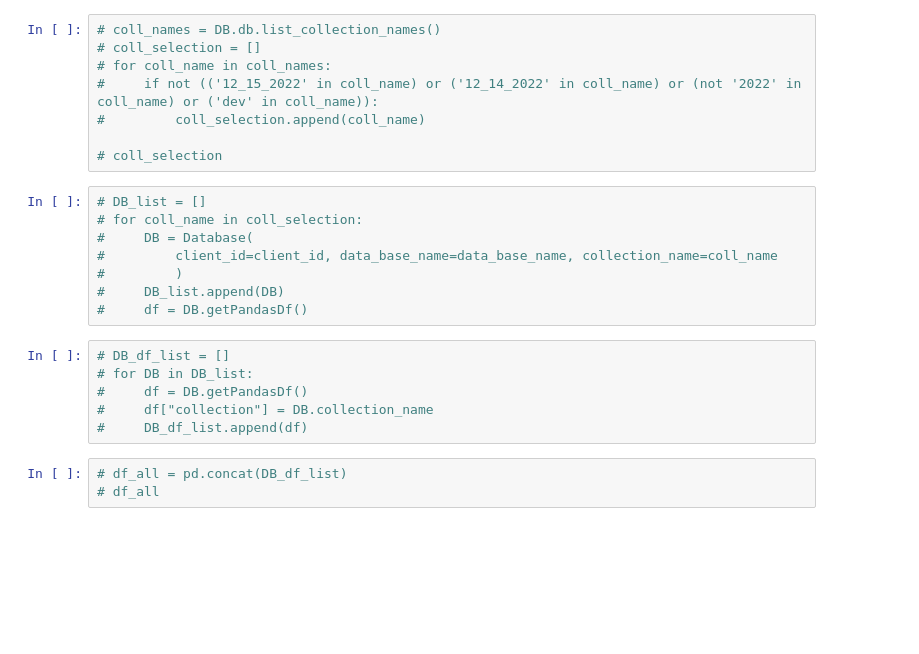
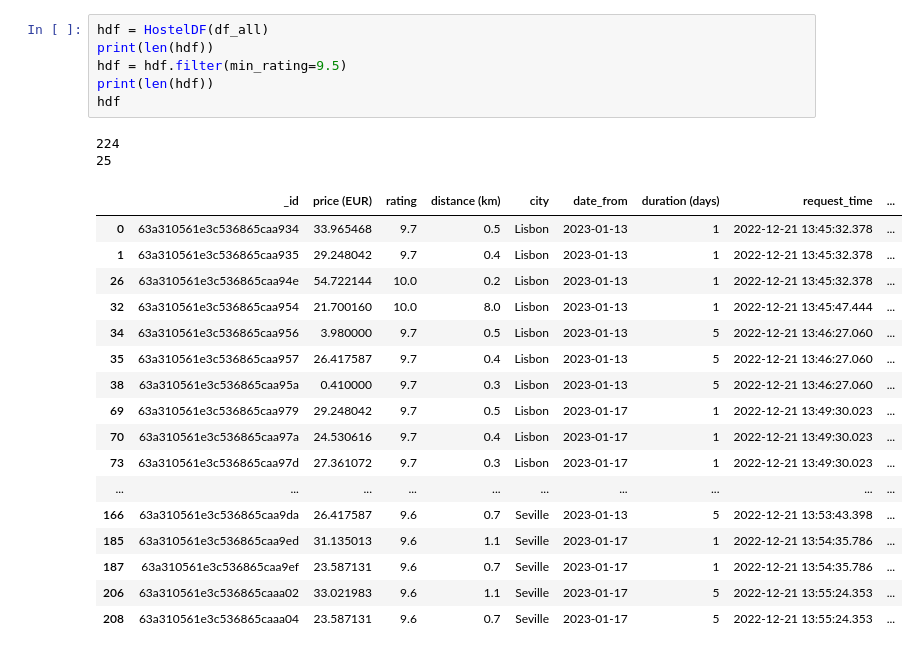
Before and after one commit to s3flsago/hostelprices, a Jupyter notebook: notebooks/analyze_remote_data.ipynb, the cells around one changed output. Cells and saved outputs as stored; diff of their text form; blank space fills up the shorter version.

```diff
--- a/notebooks/analyze_remote_data.ipynb
+++ b/notebooks/analyze_remote_data.ipynb
@@ -48,28 +51,29 @@ df_all
-# %%
-# coll_names = DB.db.list_collection_names()
-# coll_selection = []
-# for coll_name in coll_names:
-#     if not (('12_15_2022' in coll_name) or ('12_14_2022' in coll_name) or (not '2022' in coll_name) or ('dev' in coll_name)):
-#         coll_selection.append(coll_name)
-
-# coll_selection
-# %%
-# DB_list = []
-# for coll_name in coll_selection:
-#     DB = Database(
-#         client_id=client_id, data_base_name=data_base_name, collection_name=coll_name
-#         )
-#     DB_list.append(DB)
-#     df = DB.getPandasDf()
-# %%
-# DB_df_list = []
-# for DB in DB_list:
-#     df = DB.getPandasDf()
-#     df["collection"] = DB.collection_name
-#     DB_df_list.append(df)
-# %%
-# df_all = pd.concat(DB_df_list)
-# df_all
+# %%
+hdf = HostelDF(df_all)
+print(len(hdf))
+hdf = hdf.filter(min_rating=9.5)
+print(len(hdf))
+hdf
+# %% [output]
+224
+25
+|  | _id | price (EUR) | rating | distance (km) | city | date_from | duration (days) | request_time | ... |
+| 0 | 63a310561e3c536865caa934 | 33.965468 | 9.7 | 0.5 | Lisbon | 2023-01-13 | 1 | 2022-12-21 13:45:32.378 | ... |
+| 1 | 63a310561e3c536865caa935 | 29.248042 | 9.7 | 0.4 | Lisbon | 2023-01-13 | 1 | 2022-12-21 13:45:32.378 | ... |
+| 26 | 63a310561e3c536865caa94e | 54.722144 | 10.0 | 0.2 | Lisbon | 2023-01-13 | 1 | 2022-12-21 13:45:32.378 | ... |
+| 32 | 63a310561e3c536865caa954 | 21.700160 | 10.0 | 8.0 | Lisbon | 2023-01-13 | 1 | 2022-12-21 13:45:47.444 | ... |
+| 34 | 63a310561e3c536865caa956 | 3.980000 | 9.7 | 0.5 | Lisbon | 2023-01-13 | 5 | 2022-12-21 13:46:27.060 | ... |
+| 35 | 63a310561e3c536865caa957 | 26.417587 | 9.7 | 0.4 | Lisbon | 2023-01-13 | 5 | 2022-12-21 13:46:27.060 | ... |
+| 38 | 63a310561e3c536865caa95a | 0.410000 | 9.7 | 0.3 | Lisbon | 2023-01-13 | 5 | 2022-12-21 13:46:27.060 | ... |
+| 69 | 63a310561e3c536865caa979 | 29.248042 | 9.7 | 0.5 | Lisbon | 2023-01-17 | 1 | 2022-12-21 13:49:30.023 | ... |
+| 70 | 63a310561e3c536865caa97a | 24.530616 | 9.7 | 0.4 | Lisbon | 2023-01-17 | 1 | 2022-12-21 13:49:30.023 | ... |
+| 73 | 63a310561e3c536865caa97d | 27.361072 | 9.7 | 0.3 | Lisbon | 2023-01-17 | 1 | 2022-12-21 13:49:30.023 | ... |
+| ... | ... | ... | ... | ... | ... | ... | ... | ... | ... |
+| 166 | 63a310561e3c536865caa9da | 26.417587 | 9.6 | 0.7 | Seville | 2023-01-13 | 5 | 2022-12-21 13:53:43.398 | ... |
+| 185 | 63a310561e3c536865caa9ed | 31.135013 | 9.6 | 1.1 | Seville | 2023-01-17 | 1 | 2022-12-21 13:54:35.786 | ... |
+| 187 | 63a310561e3c536865caa9ef | 23.587131 | 9.6 | 0.7 | Seville | 2023-01-17 | 1 | 2022-12-21 13:54:35.786 | ... |
+| 206 | 63a310561e3c536865caaa02 | 33.021983 | 9.6 | 1.1 | Seville | 2023-01-17 | 5 | 2022-12-21 13:55:24.353 | ... |
+| 208 | 63a310561e3c536865caaa04 | 23.587131 | 9.6 | 0.7 | Seville | 2023-01-17 | 5 | 2022-12-21 13:55:24.353 | ... |
 # %%
 print(df_all.city.value_counts())
 print(df_all.date_from.value_counts())
```
Also changed, not shown: parts of 7 cells of this notebook, 5 other files.
